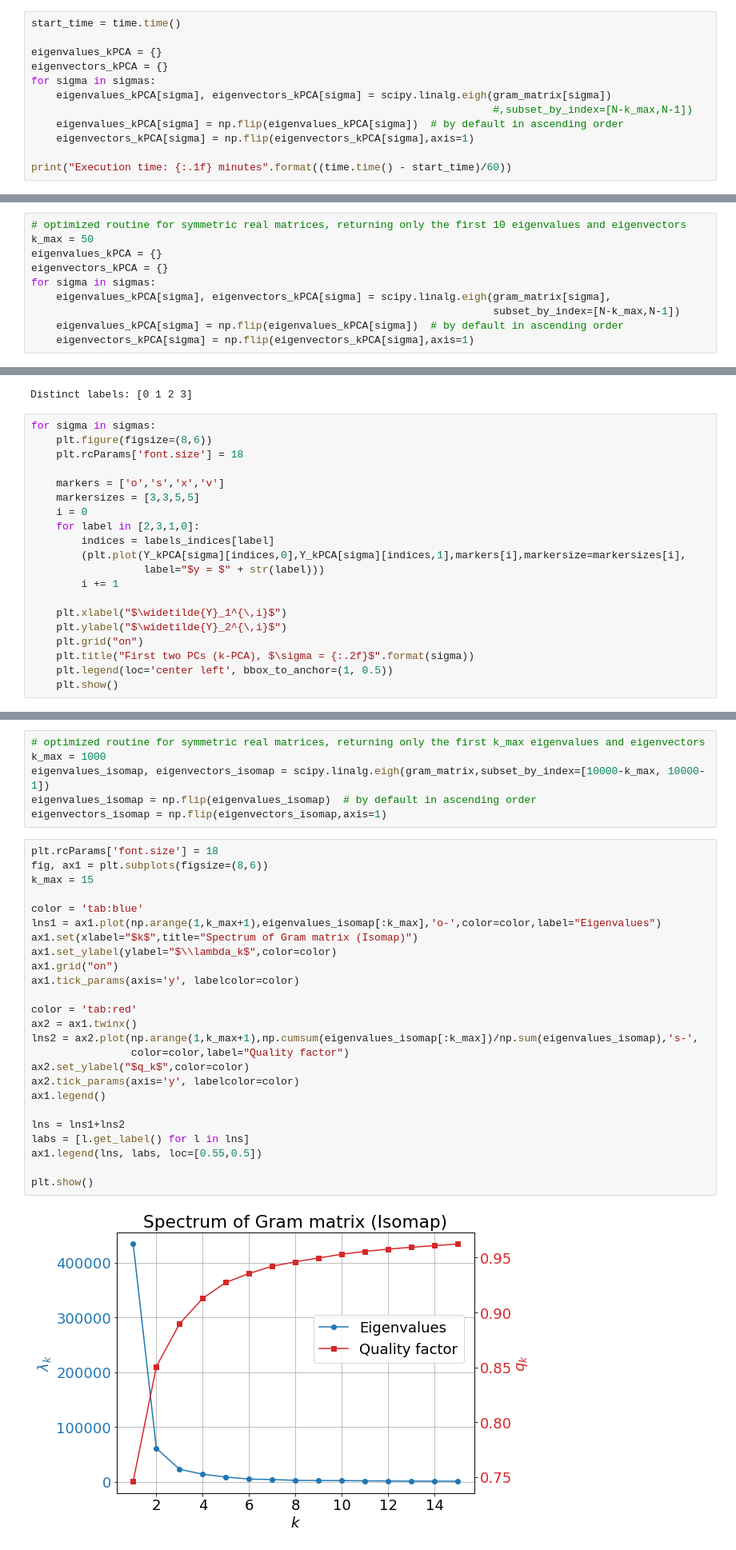
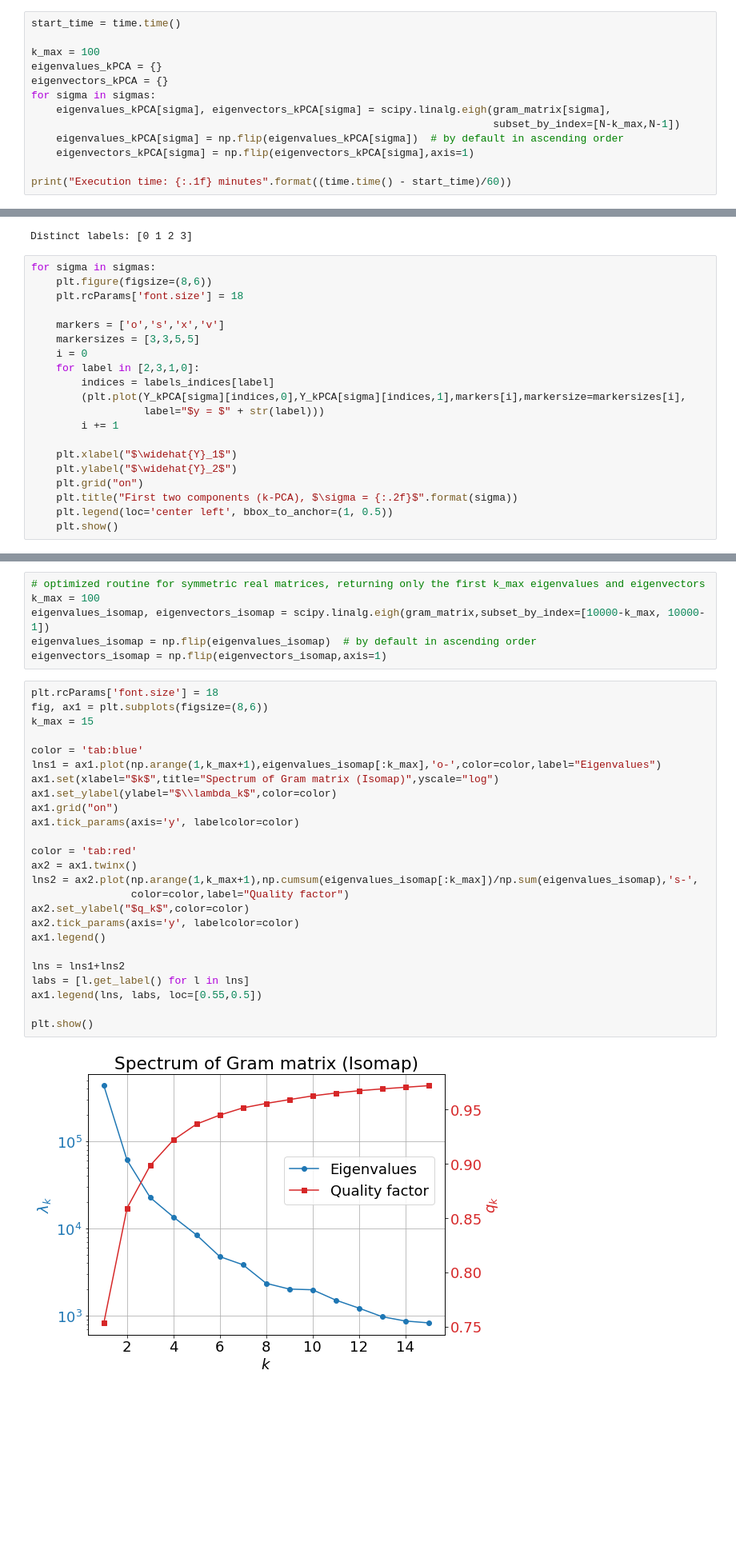
Before and after one commit to vdeltatto/unsupervised-learning, a Jupyter notebook: Second_exercise/Second exercise.ipynb, the cells around one changed output, grey strips where cells are left out. Shown at 80% size. Drawn from its saved outputs; the diff is of its cells as text; blank space fills up the shorter version.

Commit message:
Fixed plot labels

```diff
--- a/Second_exercise/Second exercise.ipynb
+++ b/Second_exercise/Second exercise.ipynb
@@ -354,11 +361,12 @@ Let's solve the eigenvalue problem for $\mathbf{G}$, namely
 # %%
 start_time = time.time()
 
+k_max = 100
 eigenvalues_kPCA = {}
 eigenvectors_kPCA = {}
 for sigma in sigmas:
-    eigenvalues_kPCA[sigma], eigenvectors_kPCA[sigma] = scipy.linalg.eigh(gram_matrix[sigma])
-                                                                          #,subset_by_index=[N-k_max,N-1])
+    eigenvalues_kPCA[sigma], eigenvectors_kPCA[sigma] = scipy.linalg.eigh(gram_matrix[sigma],
+                                                                          subset_by_index=[N-k_max,N-1])
     eigenvalues_kPCA[sigma] = np.flip(eigenvalues_kPCA[sigma])  # by default in ascending order
     eigenvectors_kPCA[sigma] = np.flip(eigenvectors_kPCA[sigma],axis=1)
 
@@ -368,13 +376,3 @@ Execution time: 7.7 minutes
-# %%
-# optimized routine for symmetric real matrices, returning only the first 10 eigenvalues and eigenvectors
-k_max = 50
-eigenvalues_kPCA = {}
-eigenvectors_kPCA = {}
-for sigma in sigmas:
-    eigenvalues_kPCA[sigma], eigenvectors_kPCA[sigma] = scipy.linalg.eigh(gram_matrix[sigma],
-                                                                          subset_by_index=[N-k_max,N-1])
-    eigenvalues_kPCA[sigma] = np.flip(eigenvalues_kPCA[sigma])  # by default in ascending order
-    eigenvectors_kPCA[sigma] = np.flip(eigenvectors_kPCA[sigma],axis=1)
 # %% [markdown]
 Let's plot the eigenvalues of $\mathbf{G}$ together woith the quality factor $q_k$:
 # %%
@@ -464,10 +460,10 @@ for sigma in sigmas:
                   label="$y = $" + str(label)))
         i += 1
 
-    plt.xlabel("$\widetilde{Y}_1^{\,i}$")
-    plt.ylabel("$\widetilde{Y}_2^{\,i}$")
+    plt.xlabel("$\widehat{Y}_1$")
+    plt.ylabel("$\widehat{Y}_2$")
     plt.grid("on")
-    plt.title("First two PCs (k-PCA), $\sigma = {:.2f}$".format(sigma))
+    plt.title("First two components (k-PCA), $\sigma = {:.2f}$".format(sigma))
     plt.legend(loc='center left', bbox_to_anchor=(1, 0.5))
     plt.show()
 # %% [output]
@@ -601,34 +598,34 @@ Let's solve the eigenvalue problem for $\mathbf{G}$, namely
 \end{equation}
 # %%
 # optimized routine for symmetric real matrices, returning only the first k_max eigenvalues and eigenvectors
-k_max = 1000
+k_max = 100
 eigenvalues_isomap, eigenvectors_isomap = scipy.linalg.eigh(gram_matrix,subset_by_index=[10000-k_max, 10000-1])
 eigenvalues_isomap = np.flip(eigenvalues_isomap)  # by default in ascending order
 eigenvectors_isomap = np.flip(eigenvectors_isomap,axis=1)
 # %%
 plt.rcParams['font.size'] = 18
 fig, ax1 = plt.subplots(figsize=(8,6))
 k_max = 15
 
 color = 'tab:blue'
 lns1 = ax1.plot(np.arange(1,k_max+1),eigenvalues_isomap[:k_max],'o-',color=color,label="Eigenvalues")
-ax1.set(xlabel="$k$",title="Spectrum of Gram matrix (Isomap)")
+ax1.set(xlabel="$k$",title="Spectrum of Gram matrix (Isomap)",yscale="log")
 ax1.set_ylabel(ylabel="$\\lambda_k$",color=color)
 ax1.grid("on")
 ax1.tick_params(axis='y', labelcolor=color)
 
 color = 'tab:red'
 ax2 = ax1.twinx()
 lns2 = ax2.plot(np.arange(1,k_max+1),np.cumsum(eigenvalues_isomap[:k_max])/np.sum(eigenvalues_isomap),'s-',
                 color=color,label="Quality factor")
 ax2.set_ylabel("$q_k$",color=color)
 ax2.tick_params(axis='y', labelcolor=color)
 ax1.legend()
 
 lns = lns1+lns2
 labs = [l.get_label() for l in lns]
 ax1.legend(lns, labs, loc=[0.55,0.5])
 
 plt.show()
 # %% [output]
-[figure, old version]
+[figure, new version]
```
Also changed, not shown: parts of 43 cells of this notebook.
